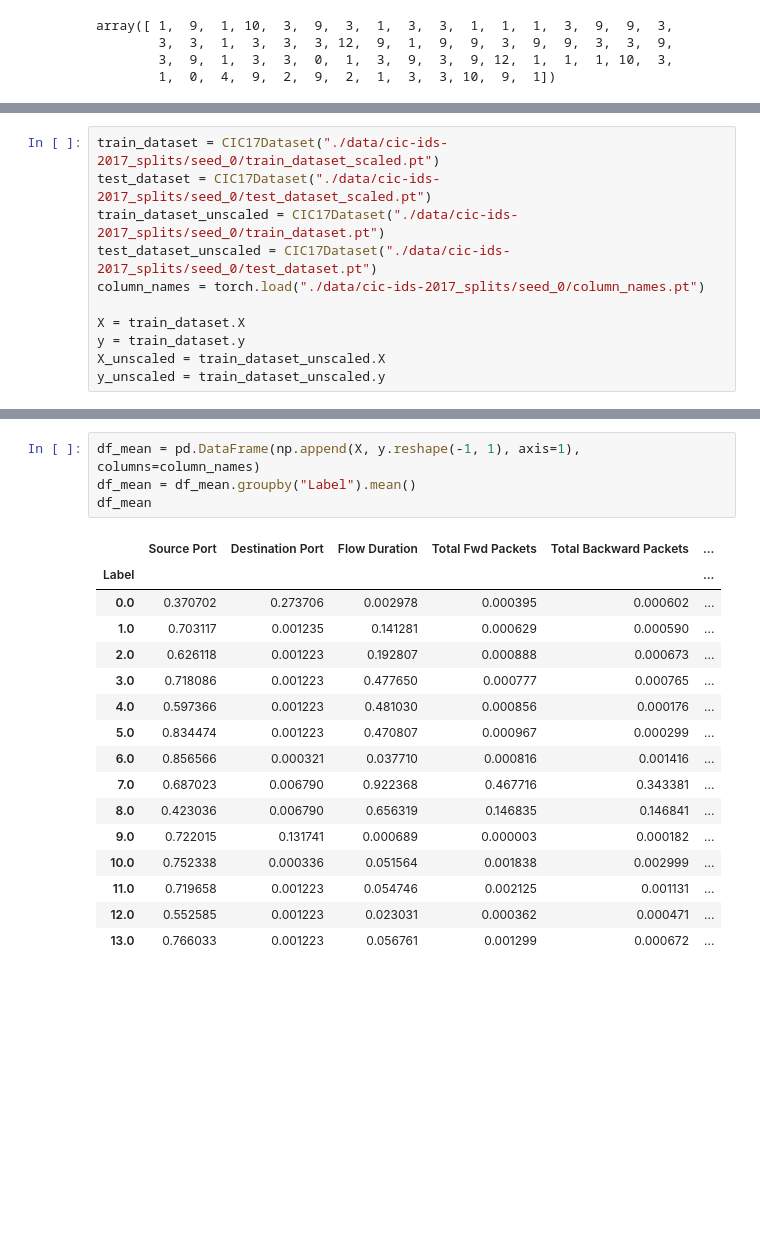
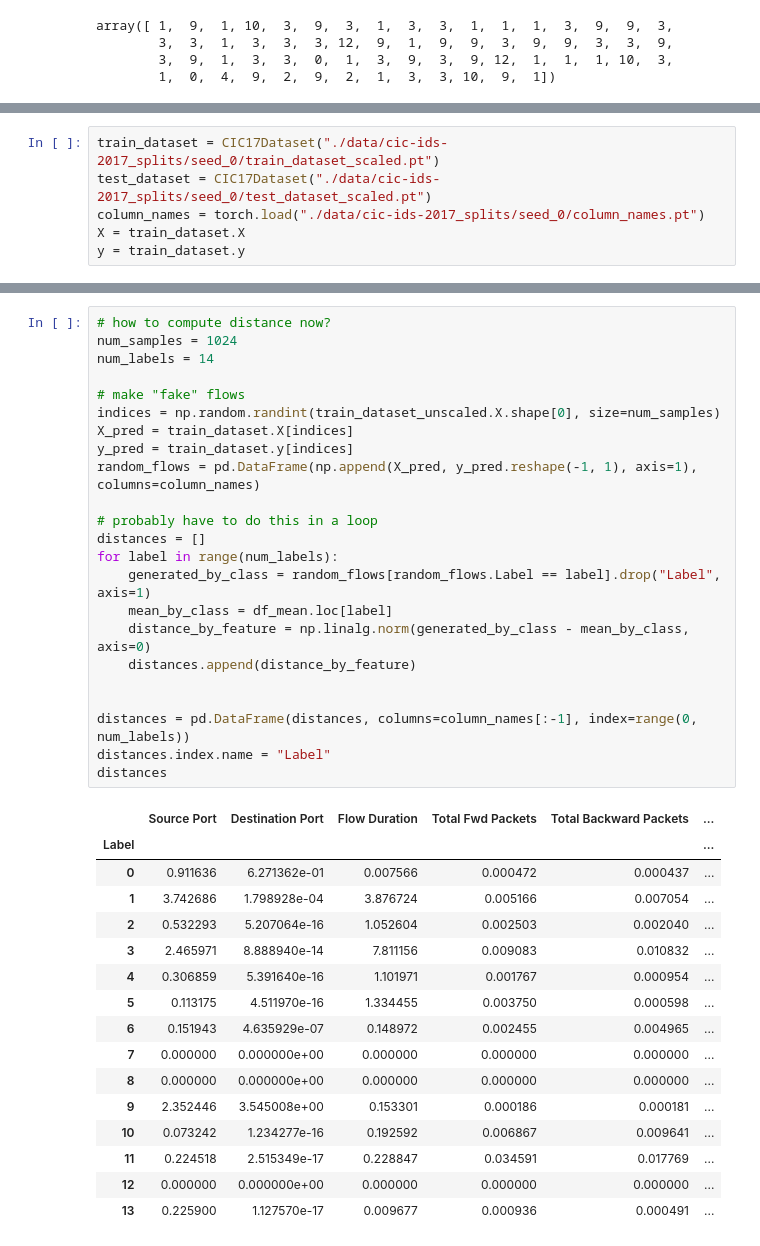
Before and after one commit to CN-TU/controllable-network-data-balancing-with-gans, a Jupyter notebook: data_exploration.ipynb, the cells around one changed output, grey strips where cells are left out. Cells and saved outputs as stored; diff of their text form; blank space fills up the shorter version.

Commit message:
experiment with euclidean distances by attack types

```diff
--- a/data_exploration.ipynb
+++ b/data_exploration.ipynb
@@ -486,12 +471,7 @@ df.groupby("Label").mean()
 # %%
 train_dataset = CIC17Dataset("./data/cic-ids-2017_splits/seed_0/train_dataset_scaled.pt")
 test_dataset = CIC17Dataset("./data/cic-ids-2017_splits/seed_0/test_dataset_scaled.pt")
-train_dataset_unscaled = CIC17Dataset("./data/cic-ids-2017_splits/seed_0/train_dataset.pt")
-test_dataset_unscaled = CIC17Dataset("./data/cic-ids-2017_splits/seed_0/test_dataset.pt")
 column_names = torch.load("./data/cic-ids-2017_splits/seed_0/column_names.pt")
-
 X = train_dataset.X
 y = train_dataset.y
-X_unscaled = train_dataset_unscaled.X
-y_unscaled = train_dataset_unscaled.y
 # %%
@@ -518,21 +499,40 @@ df_mean_unscaled
-# %%
-df_mean = pd.DataFrame(np.append(X, y.reshape(-1, 1), axis=1), columns=column_names)
-df_mean = df_mean.groupby("Label").mean()
-df_mean
-# %% [output]
-|  | Source Port | Destination Port | Flow Duration | Total Fwd Packets | Total Backward Packets | ... |
-| Label |  |  |  |  |  | ... |
-| 0.0 | 0.370702 | 0.273706 | 0.002978 | 0.000395 | 0.000602 | ... |
-| 1.0 | 0.703117 | 0.001235 | 0.141281 | 0.000629 | 0.000590 | ... |
-| 2.0 | 0.626118 | 0.001223 | 0.192807 | 0.000888 | 0.000673 | ... |
-| 3.0 | 0.718086 | 0.001223 | 0.477650 | 0.000777 | 0.000765 | ... |
-| 4.0 | 0.597366 | 0.001223 | 0.481030 | 0.000856 | 0.000176 | ... |
-| 5.0 | 0.834474 | 0.001223 | 0.470807 | 0.000967 | 0.000299 | ... |
-| 6.0 | 0.856566 | 0.000321 | 0.037710 | 0.000816 | 0.001416 | ... |
-| 7.0 | 0.687023 | 0.006790 | 0.922368 | 0.467716 | 0.343381 | ... |
-| 8.0 | 0.423036 | 0.006790 | 0.656319 | 0.146835 | 0.146841 | ... |
-| 9.0 | 0.722015 | 0.131741 | 0.000689 | 0.000003 | 0.000182 | ... |
-| 10.0 | 0.752338 | 0.000336 | 0.051564 | 0.001838 | 0.002999 | ... |
-| 11.0 | 0.719658 | 0.001223 | 0.054746 | 0.002125 | 0.001131 | ... |
-| 12.0 | 0.552585 | 0.001223 | 0.023031 | 0.000362 | 0.000471 | ... |
-| 13.0 | 0.766033 | 0.001223 | 0.056761 | 0.001299 | 0.000672 | ... |
+# %%
+# how to compute distance now?
+num_samples = 1024
+num_labels = 14
+
+# make "fake" flows
+indices = np.random.randint(train_dataset_unscaled.X.shape[0], size=num_samples)
+X_pred = train_dataset.X[indices]
+y_pred = train_dataset.y[indices]
+random_flows = pd.DataFrame(np.append(X_pred, y_pred.reshape(-1, 1), axis=1), columns=column_names)
+
+# probably have to do this in a loop
+distances = []
+for label in range(num_labels):
+    generated_by_class = random_flows[random_flows.Label == label].drop("Label", axis=1)
+    mean_by_class = df_mean.loc[label]
+    distance_by_feature = np.linalg.norm(generated_by_class - mean_by_class, axis=0)
+    distances.append(distance_by_feature)
+
+
+distances = pd.DataFrame(distances, columns=column_names[:-1], index=range(0, num_labels))
+distances.index.name = "Label"
+distances
+# %% [output]
+|  | Source Port | Destination Port | Flow Duration | Total Fwd Packets | Total Backward Packets | ... |
+| Label |  |  |  |  |  | ... |
+| 0 | 0.911636 | 6.271362e-01 | 0.007566 | 0.000472 | 0.000437 | ... |
+| 1 | 3.742686 | 1.798928e-04 | 3.876724 | 0.005166 | 0.007054 | ... |
+| 2 | 0.532293 | 5.207064e-16 | 1.052604 | 0.002503 | 0.002040 | ... |
+| 3 | 2.465971 | 8.888940e-14 | 7.811156 | 0.009083 | 0.010832 | ... |
+| 4 | 0.306859 | 5.391640e-16 | 1.101971 | 0.001767 | 0.000954 | ... |
+| 5 | 0.113175 | 4.511970e-16 | 1.334455 | 0.003750 | 0.000598 | ... |
+| 6 | 0.151943 | 4.635929e-07 | 0.148972 | 0.002455 | 0.004965 | ... |
+| 7 | 0.000000 | 0.000000e+00 | 0.000000 | 0.000000 | 0.000000 | ... |
+| 8 | 0.000000 | 0.000000e+00 | 0.000000 | 0.000000 | 0.000000 | ... |
+| 9 | 2.352446 | 3.545008e+00 | 0.153301 | 0.000186 | 0.000181 | ... |
+| 10 | 0.073242 | 1.234277e-16 | 0.192592 | 0.006867 | 0.009641 | ... |
+| 11 | 0.224518 | 2.515349e-17 | 0.228847 | 0.034591 | 0.017769 | ... |
+| 12 | 0.000000 | 0.000000e+00 | 0.000000 | 0.000000 | 0.000000 | ... |
+| 13 | 0.225900 | 1.127570e-17 | 0.009677 | 0.000936 | 0.000491 | ... |
```
Also changed, not shown: parts of 6 cells of this notebook.
